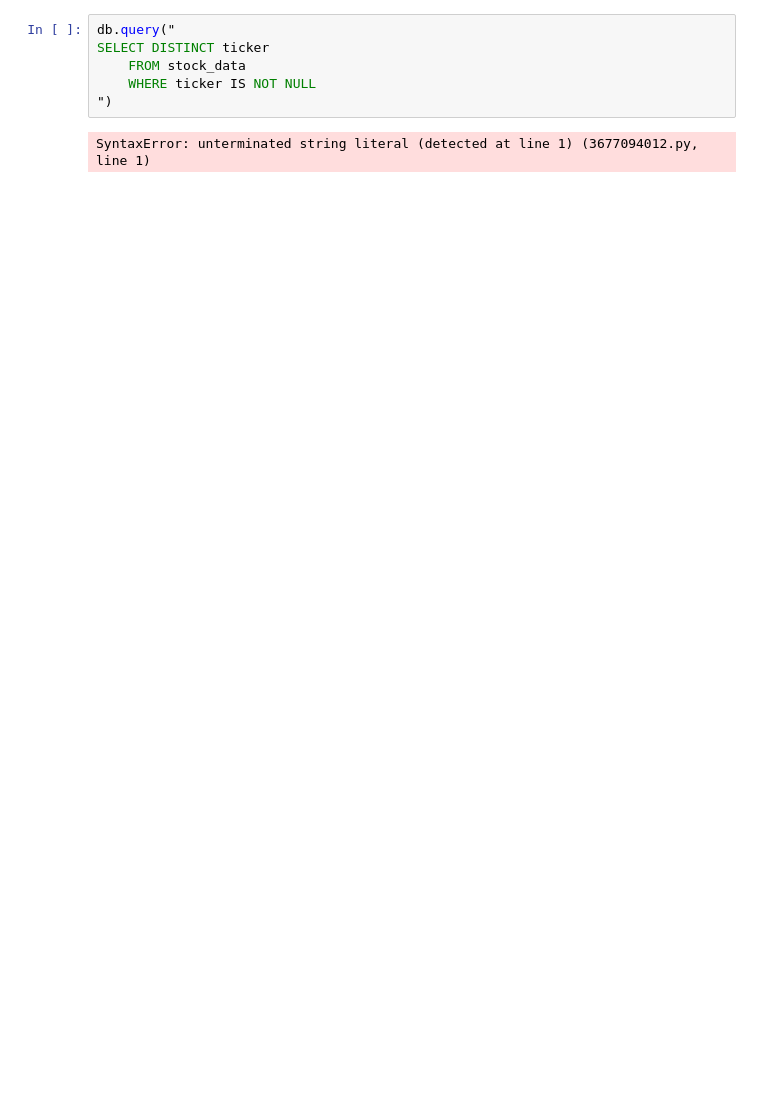
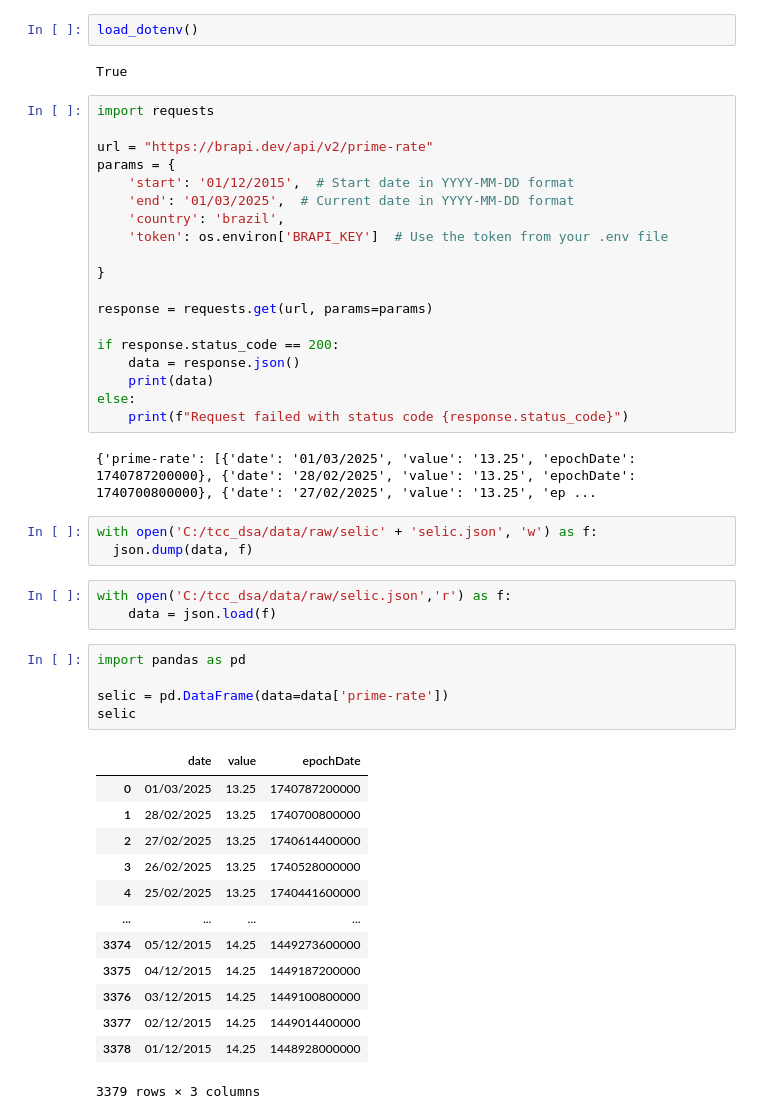
Before and after one commit to thiagoysyuki/tcc_dsa, a Jupyter notebook: ETL/notebooks/etl.ipynb, the cells around one changed output. Cells and saved outputs as stored; diff of their text form; blank space fills up the shorter version.

```diff
--- a/ETL/notebooks/etl.ipynb
+++ b/ETL/notebooks/etl.ipynb
@@ -21,8 +12,50 @@ for ticker in os.listdir(folder):
-# %%
-db.query("
-SELECT DISTINCT ticker
-    FROM stock_data
-    WHERE ticker IS NOT NULL
-")
-# %% [output]
-SyntaxError: unterminated string literal (detected at line 1) (3677094012.py, line 1)
+# %%
+load_dotenv()
+# %% [output]
+True
+# %%
+import requests
+
+url = "https://brapi.dev/api/v2/prime-rate"
+params = {
+    'start': '01/12/2015',  # Start date in YYYY-MM-DD format
+    'end': '01/03/2025',  # Current date in YYYY-MM-DD format
+    'country': 'brazil',
+    'token': os.environ['BRAPI_KEY']  # Use the token from your .env file
+
+}
+
+response = requests.get(url, params=params)
+
+if response.status_code == 200:
+    data = response.json()
+    print(data)
+else:
+    print(f"Request failed with status code {response.status_code}")
+# %% [output]
+{'prime-rate': [{'date': '01/03/2025', 'value': '13.25', 'epochDate': 1740787200000}, {'date': '28/02/2025', 'value': '13.25', 'epochDate': 1740700800000}, {'date': '27/02/2025', 'value': '13.25', 'ep ...
+# %%
+with open('C:/tcc_dsa/data/raw/selic' + 'selic.json', 'w') as f:
+  json.dump(data, f)
+# %%
+with open('C:/tcc_dsa/data/raw/selic.json','r') as f:
+    data = json.load(f)
+# %%
+import pandas as pd
+
+selic = pd.DataFrame(data=data['prime-rate'])
+selic
+# %% [output]
+|  | date | value | epochDate |
+| 0 | 01/03/2025 | 13.25 | 1740787200000 |
+| 1 | 28/02/2025 | 13.25 | 1740700800000 |
+| 2 | 27/02/2025 | 13.25 | 1740614400000 |
+| 3 | 26/02/2025 | 13.25 | 1740528000000 |
+| 4 | 25/02/2025 | 13.25 | 1740441600000 |
+| ... | ... | ... | ... |
+| 3374 | 05/12/2015 | 14.25 | 1449273600000 |
+| 3375 | 04/12/2015 | 14.25 | 1449187200000 |
+| 3376 | 03/12/2015 | 14.25 | 1449100800000 |
+| 3377 | 02/12/2015 | 14.25 | 1449014400000 |
+| 3378 | 01/12/2015 | 14.25 | 1448928000000 |
+3379 rows × 3 columns
```
Also changed, not shown: parts of 5 cells of this notebook, 6 other files.
